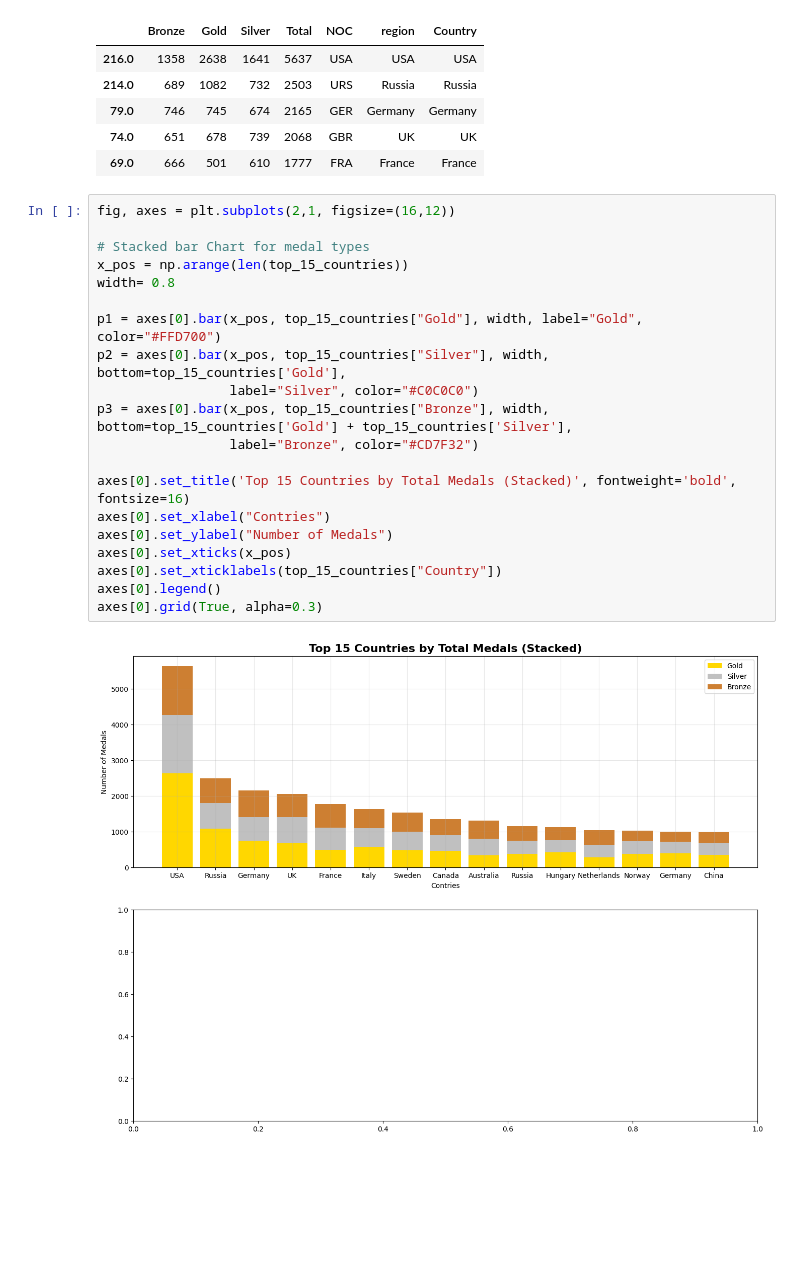
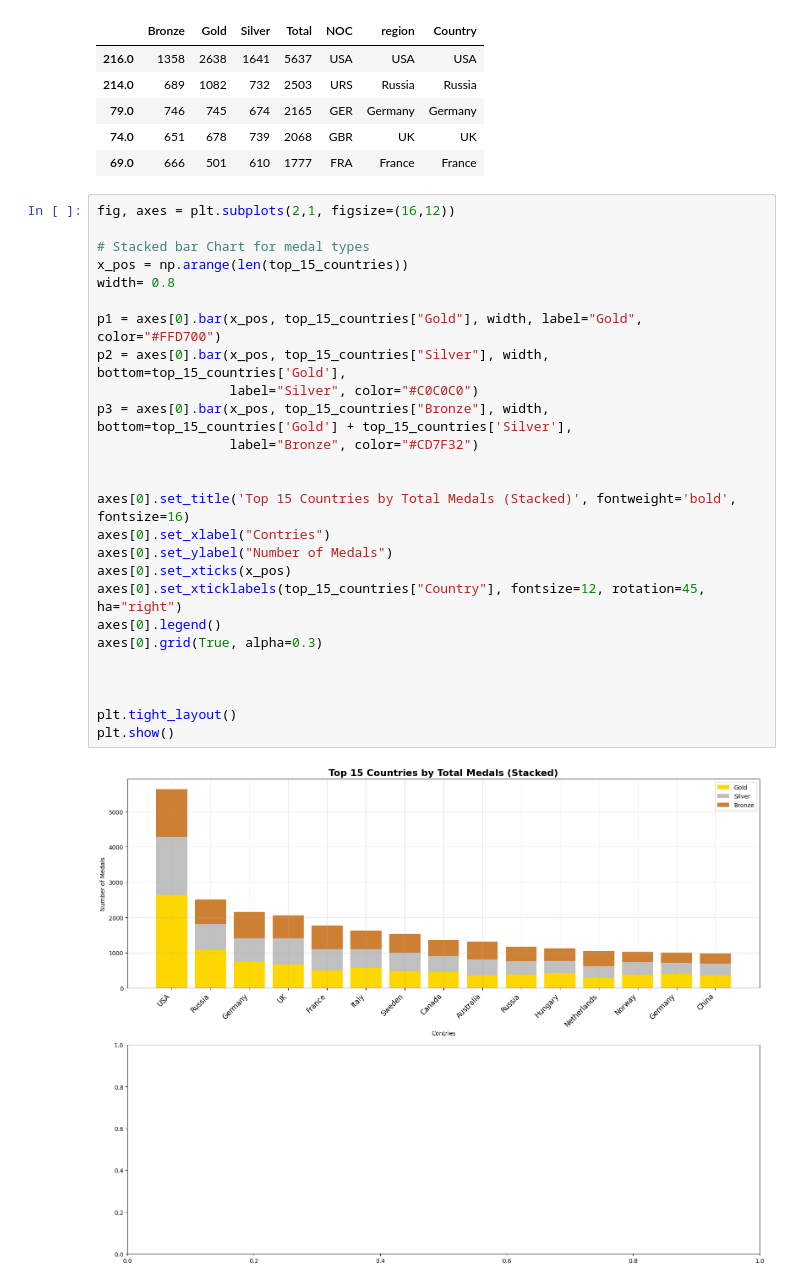
Before and after one commit to Dani-8/120Years-Of-Olympics-Data-Analysis, a Jupyter notebook: Olympic Medal Prediction ML Analysis.ipynb, the cells around one changed output. Drawn from its saved outputs; the diff is of its cells as text; blank space fills up the shorter version.

```diff
--- a/Olympic Medal Prediction ML Analysis.ipynb
+++ b/Olympic Medal Prediction ML Analysis.ipynb
@@ -276,22 +276,28 @@ top_15_countries.head()
 # %%
 fig, axes = plt.subplots(2,1, figsize=(16,12))
 
 # Stacked bar Chart for medal types
 x_pos = np.arange(len(top_15_countries))
 width= 0.8
 
 p1 = axes[0].bar(x_pos, top_15_countries["Gold"], width, label="Gold", color="#FFD700")
 p2 = axes[0].bar(x_pos, top_15_countries["Silver"], width,  bottom=top_15_countries['Gold'],
                  label="Silver", color="#C0C0C0")
 p3 = axes[0].bar(x_pos, top_15_countries["Bronze"], width, bottom=top_15_countries['Gold'] + top_15_countries['Silver'],
                  label="Bronze", color="#CD7F32")
 
+
 axes[0].set_title('Top 15 Countries by Total Medals (Stacked)', fontweight='bold', fontsize=16)
 axes[0].set_xlabel("Contries")
 axes[0].set_ylabel("Number of Medals")
 axes[0].set_xticks(x_pos)
-axes[0].set_xticklabels(top_15_countries["Country"])
+axes[0].set_xticklabels(top_15_countries["Country"], fontsize=12, rotation=45, ha="right")
 axes[0].legend()
 axes[0].grid(True, alpha=0.3)
+
+
+
+plt.tight_layout()
+plt.show()
 # %% [output]
-[figure, old version]
+[figure, new version]
```
